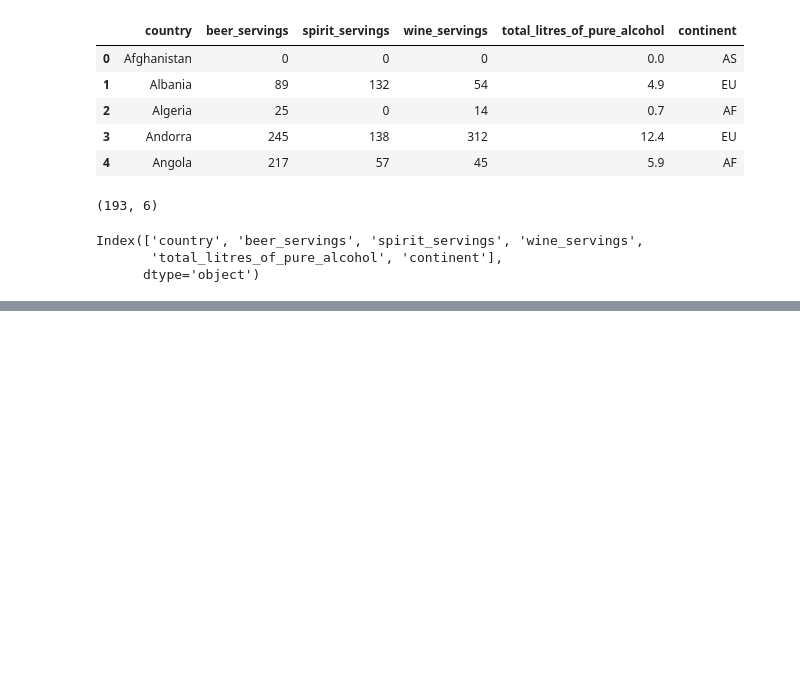
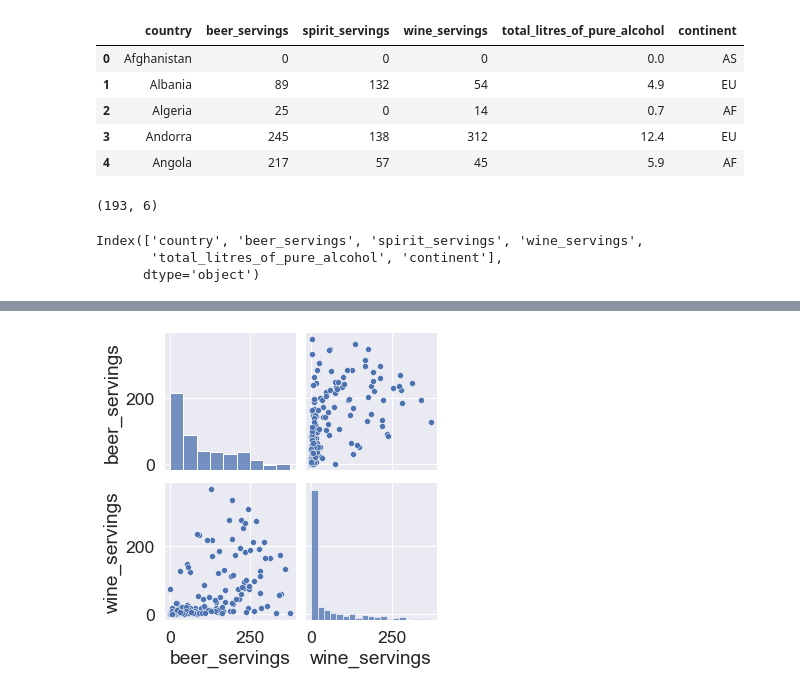
Before and after one commit to jinhuioh/Hi_ai, a Jupyter notebook: data05/drink-data.ipynb, the cells around one changed output, grey strips where cells are left out. Cells and saved outputs as stored; diff of their text form; code cells hidden in the pictures; blank space fills up the shorter version.

```diff
--- a/data05/drink-data.ipynb
+++ b/data05/drink-data.ipynb
@@ -43,0 +131,5 @@ Index(['country', 'beer_servings', 'spirit_servings', 'wine_servings',
+# %%
+sns.pairplot(df[['beer_servings','wine_servings']], height=2.5)
+plt.show()
+# %% [output]
+[figure, added]
```
Also changed, not shown: parts of 45 cells of this notebook, 4 other files.
